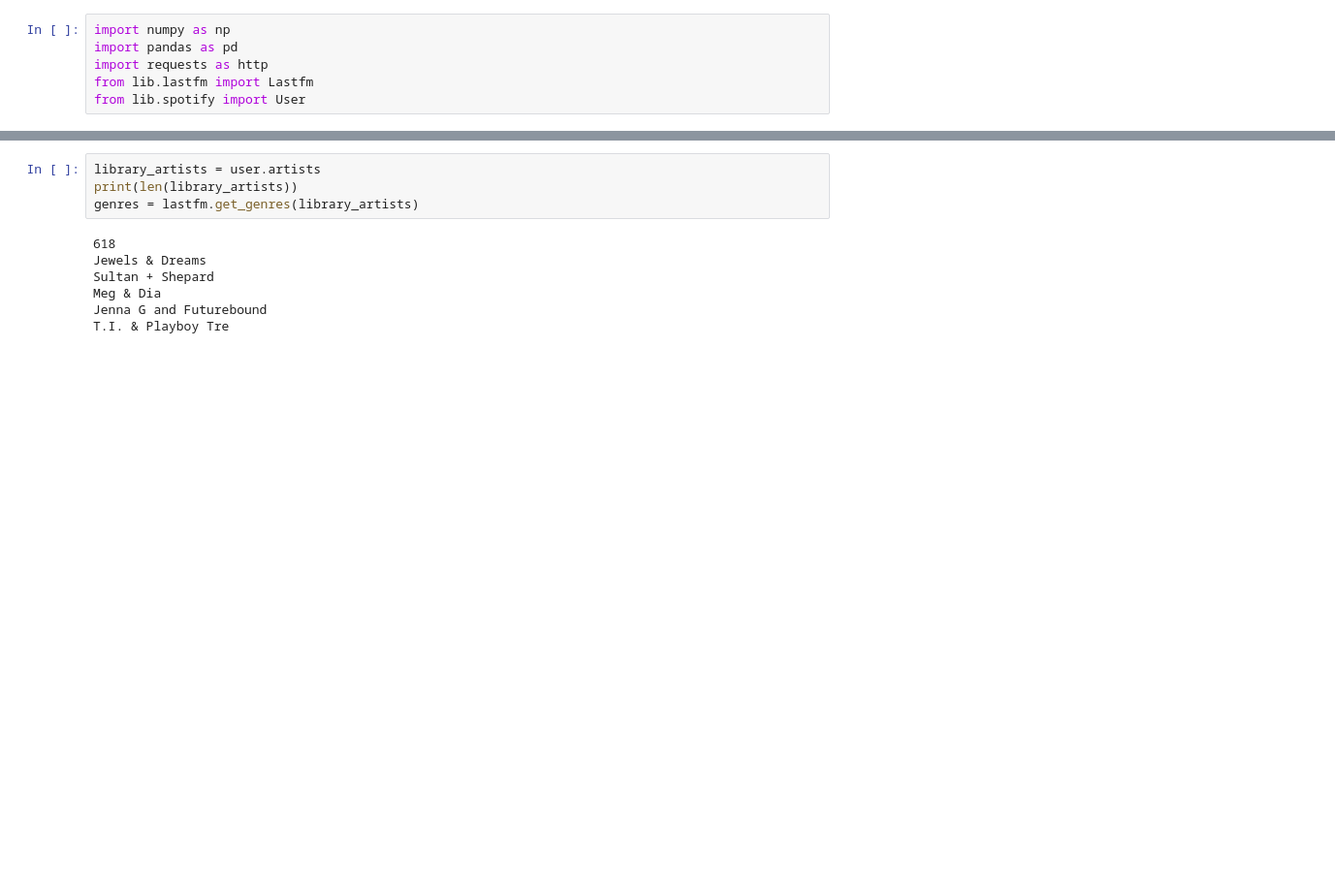
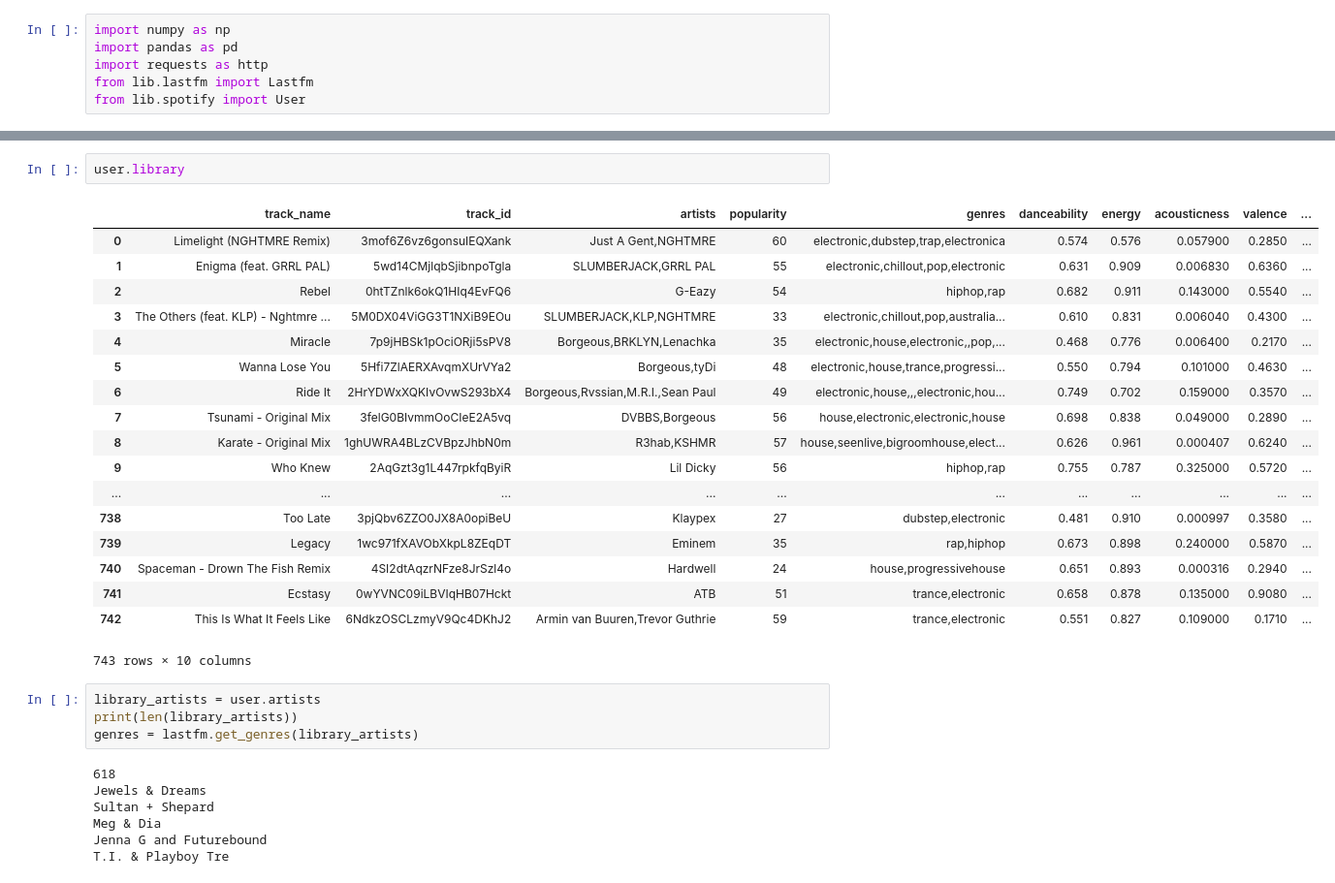
Before and after one commit to chaseWilliams/moodify, a Jupyter notebook: testing.ipynb, the cells around one changed output, grey strips where cells are left out. Shown at 97% size. Saved outputs shown, nothing was run; the diff lists cells and outputs as text; blank space fills up the shorter version.

```diff
--- a/testing.ipynb
+++ b/testing.ipynb
@@ -12,3 +18,24 @@ lastfm = Lastfm()
+# %%
+user.library
+# %% [output]
+|  | track_name | track_id | artists | popularity | genres | danceability | energy | acousticness | valence | ... |
+| 0 | Limelight (NGHTMRE Remix) | 3mof6Z6vz6gonsuIEQXank | Just A Gent,NGHTMRE | 60 | electronic,dubstep,trap,electronica | 0.574 | 0.576 | 0.057900 | 0.2850 | ... |
+| 1 | Enigma (feat. GRRL PAL) | 5wd14CMjlqbSjibnpoTgla | SLUMBERJACK,GRRL PAL | 55 | electronic,chillout,pop,electronic | 0.631 | 0.909 | 0.006830 | 0.6360 | ... |
+| 2 | Rebel | 0htTZnlk6okQ1HIq4EvFQ6 | G-Eazy | 54 | hiphop,rap | 0.682 | 0.911 | 0.143000 | 0.5540 | ... |
+| 3 | The Others (feat. KLP) - Nghtmre ... | 5M0DX04ViGG3T1NXiB9EOu | SLUMBERJACK,KLP,NGHTMRE | 33 | electronic,chillout,pop,australia... | 0.610 | 0.831 | 0.006040 | 0.4300 | ... |
+| 4 | Miracle | 7p9jHBSk1pOciORji5sPV8 | Borgeous,BRKLYN,Lenachka | 35 | electronic,house,electronic,,pop,... | 0.468 | 0.776 | 0.006400 | 0.2170 | ... |
+| 5 | Wanna Lose You | 5Hfi7ZlAERXAvqmXUrVYa2 | Borgeous,tyDi | 48 | electronic,house,trance,progressi... | 0.550 | 0.794 | 0.101000 | 0.4630 | ... |
+| 6 | Ride It | 2HrYDWxXQKIvOvwS293bX4 | Borgeous,Rvssian,M.R.I.,Sean Paul | 49 | electronic,house,,,electronic,hou... | 0.749 | 0.702 | 0.159000 | 0.3570 | ... |
+| 7 | Tsunami - Original Mix | 3felG0BIvmmOoCIeE2A5vq | DVBBS,Borgeous | 56 | house,electronic,electronic,house | 0.698 | 0.838 | 0.049000 | 0.2890 | ... |
+| 8 | Karate - Original Mix | 1ghUWRA4BLzCVBpzJhbN0m | R3hab,KSHMR | 57 | house,seenlive,bigroomhouse,elect... | 0.626 | 0.961 | 0.000407 | 0.6240 | ... |
+| 9 | Who Knew | 2AqGzt3g1L447rpkfqByiR | Lil Dicky | 56 | hiphop,rap | 0.755 | 0.787 | 0.325000 | 0.5720 | ... |
+| ... | ... | ... | ... | ... | ... | ... | ... | ... | ... | ... |
+| 738 | Too Late | 3pjQbv6ZZO0JX8A0opiBeU | Klaypex | 27 | dubstep,electronic | 0.481 | 0.910 | 0.000997 | 0.3580 | ... |
+| 739 | Legacy | 1wc971fXAVObXkpL8ZEqDT | Eminem | 35 | rap,hiphop | 0.673 | 0.898 | 0.240000 | 0.5870 | ... |
+| 740 | Spaceman - Drown The Fish Remix | 4SI2dtAqzrNFze8JrSzl4o | Hardwell | 24 | house,progressivehouse | 0.651 | 0.893 | 0.000316 | 0.2940 | ... |
+| 741 | Ecstasy | 0wYVNC09iLBVIqHB07Hckt | ATB | 51 | trance,electronic | 0.658 | 0.878 | 0.135000 | 0.9080 | ... |
+| 742 | This Is What It Feels Like | 6NdkzOSCLzmyV9Qc4DKhJ2 | Armin van Buuren,Trevor Guthrie | 59 | trance,electronic | 0.551 | 0.827 | 0.109000 | 0.1710 | ... |
+743 rows × 10 columns
 # %%
 library_artists = user.artists
 print(len(library_artists))
```
Also changed, not shown: parts of 6 cells of this notebook, 7 other files.
